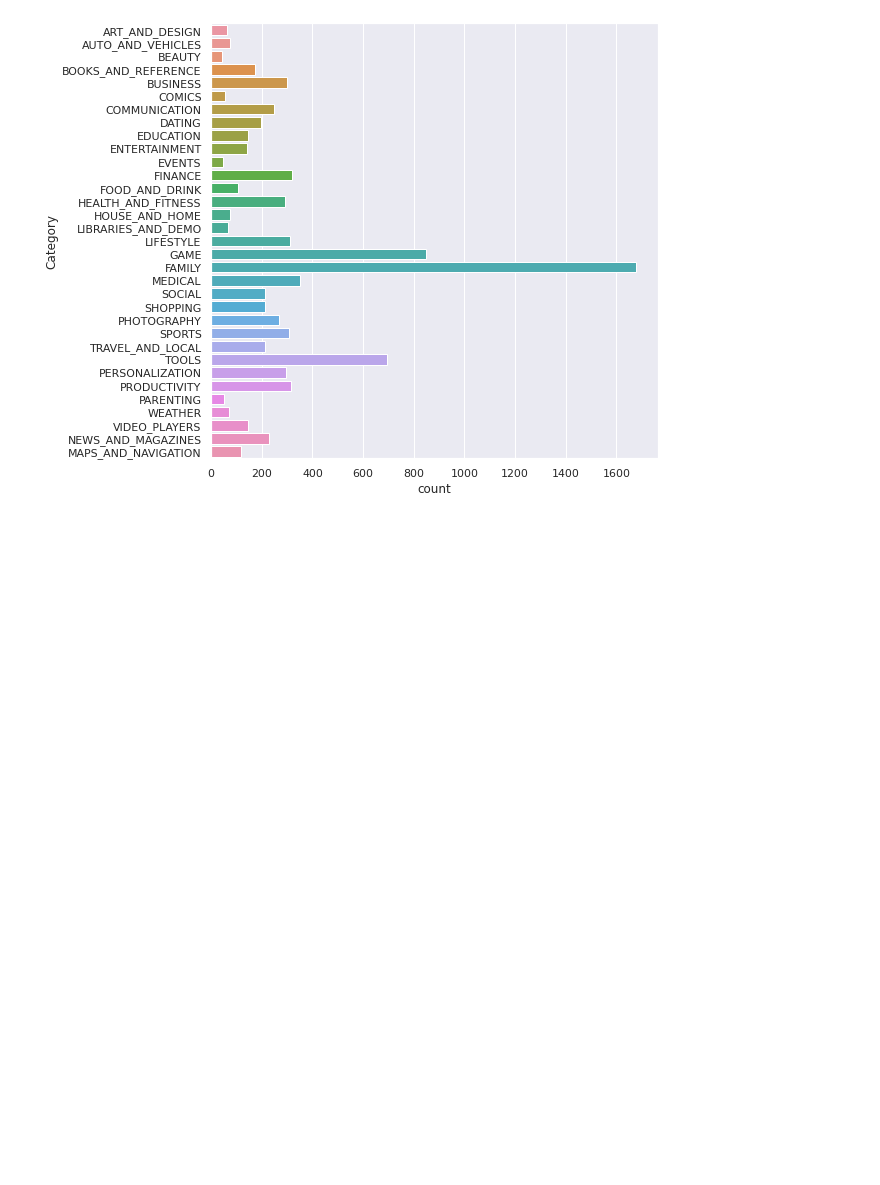
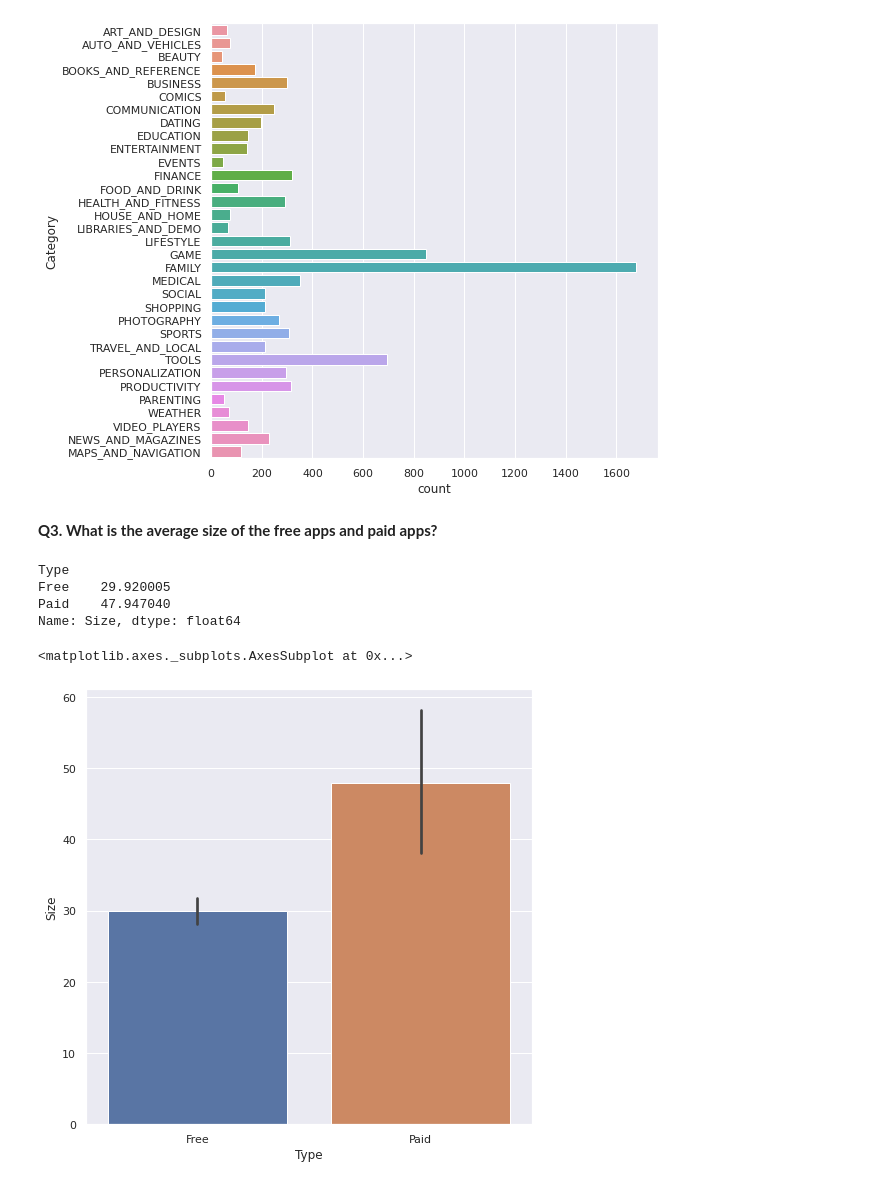
Before and after one commit to DeepakSingh1992/EDA-PROJECT, a Jupyter notebook: Deepak_Singh_EDA_of_Play_Store_App_Review_Analysis_Capstone_Project.ipynb, the cells around one changed output. Saved outputs shown, nothing was run; the diff lists cells and outputs as text; code cells hidden in the pictures; blank space fills up the shorter version.

```diff
--- a/Deepak_Singh_EDA_of_Play_Store_App_Review_Analysis_Capstone_Project.ipynb
+++ b/Deepak_Singh_EDA_of_Play_Store_App_Review_Analysis_Capstone_Project.ipynb
@@ -28,7 +28,7 @@ Mounted at /content/drive
 ## Directing the file path for both the data i.e., playstore data csv and user review csv :-
 # %%
 # Directing the file path of play store data csv:-
-path_playstore_data = "/content/drive/MyDrive/AlmaBetter/eda_capston (play store app analysis)/Copy of Play Store Data.csv"
+path_playstore_data = "/content/drive/MyDrive/PLAYSTORE/Play Store Data.csv"
 df = pd.read_csv(path_playstore_data)
 # %%
 # Directing the file path of user review data csv:-
@@ -950,3 +950,19 @@ sns.countplot(y = "Category", data = df)
 # %% [output]
 <matplotlib.axes._subplots.AxesSubplot at 0x...>
 [figure]
+# %% [markdown]
+**Q3. What is the average size of the free apps and paid apps?**
+# %%
+# Size of type free and paid Apps :-
+df.groupby("Type").mean()["Size"]
+# %% [output]
+Type
+Free    29.920005
+Paid    47.947040
+Name: Size, dtype: float64
+# %%
+# Plotting graph :-
+sns.barplot(x = "Type", y = "Size", data = df, estimator = np.mean)
+# %% [output]
+<matplotlib.axes._subplots.AxesSubplot at 0x...>
+[figure, added]
```
Also changed, not shown: parts of 3 cells of this notebook.
